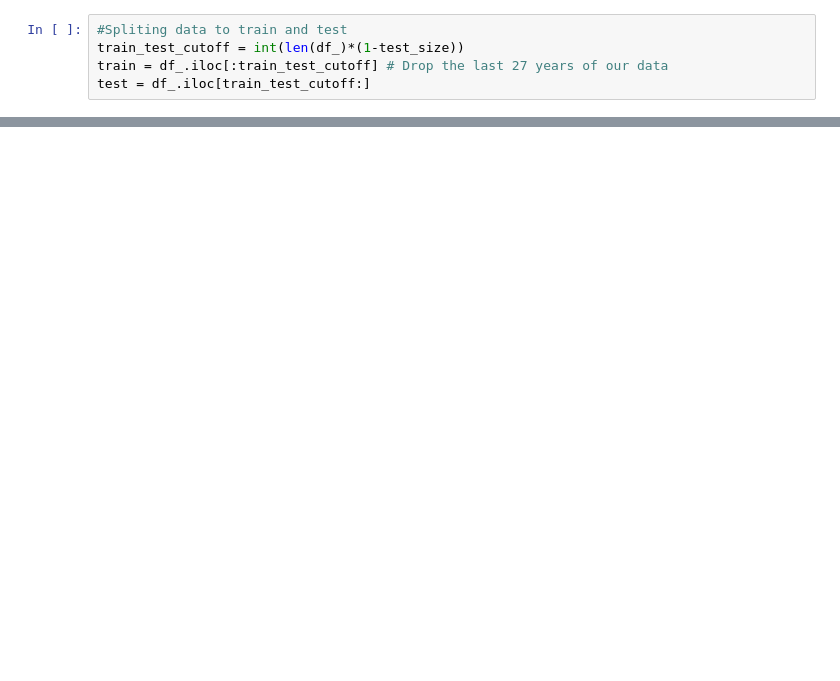
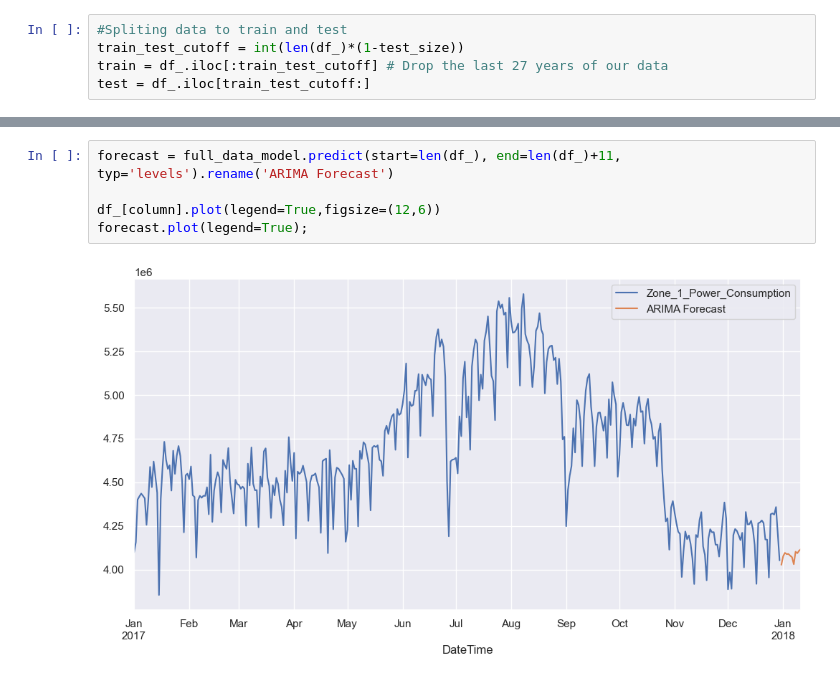
Before and after one commit to Mahyar-Fazelzadeh/Energy-Consumption-Prediction-using-Arima-and-RNN-models, a Jupyter notebook: power_consumption_of_Tetouan_city.ipynb, the cells around one changed output, grey strips where cells are left out. Drawn from its saved outputs; the diff is of its cells as text; blank space fills up the shorter version.

```diff
--- a/power_consumption_of_Tetouan_city.ipynb
+++ b/power_consumption_of_Tetouan_city.ipynb
@@ -226,0 +365,7 @@ test = df_.iloc[train_test_cutoff:]
+# %%
+forecast = full_data_model.predict(start=len(df_), end=len(df_)+11, typ='levels').rename('ARIMA Forecast')
+
+df_[column].plot(legend=True,figsize=(12,6))
+forecast.plot(legend=True);
+# %% [output]
+[figure, added]
```
Also changed, not shown: parts of 21 cells of this notebook.
